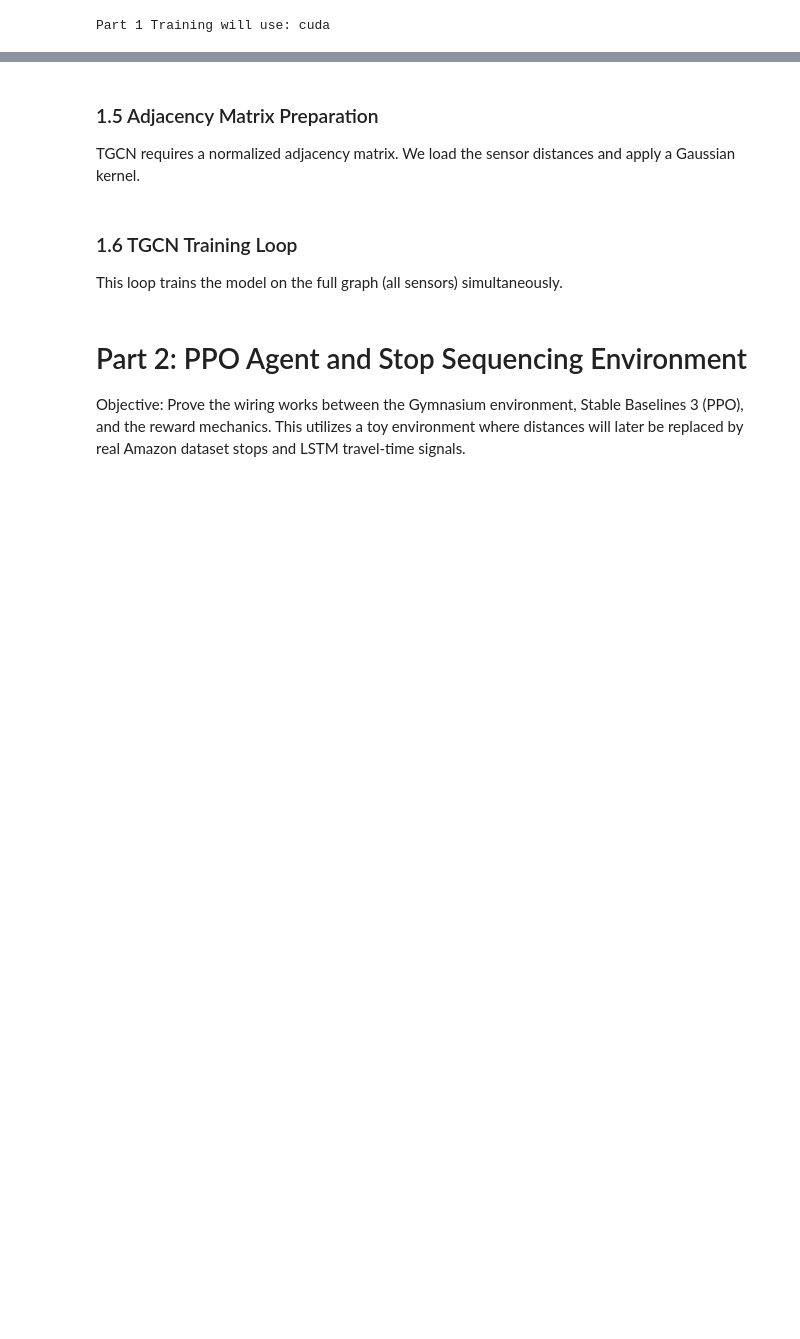
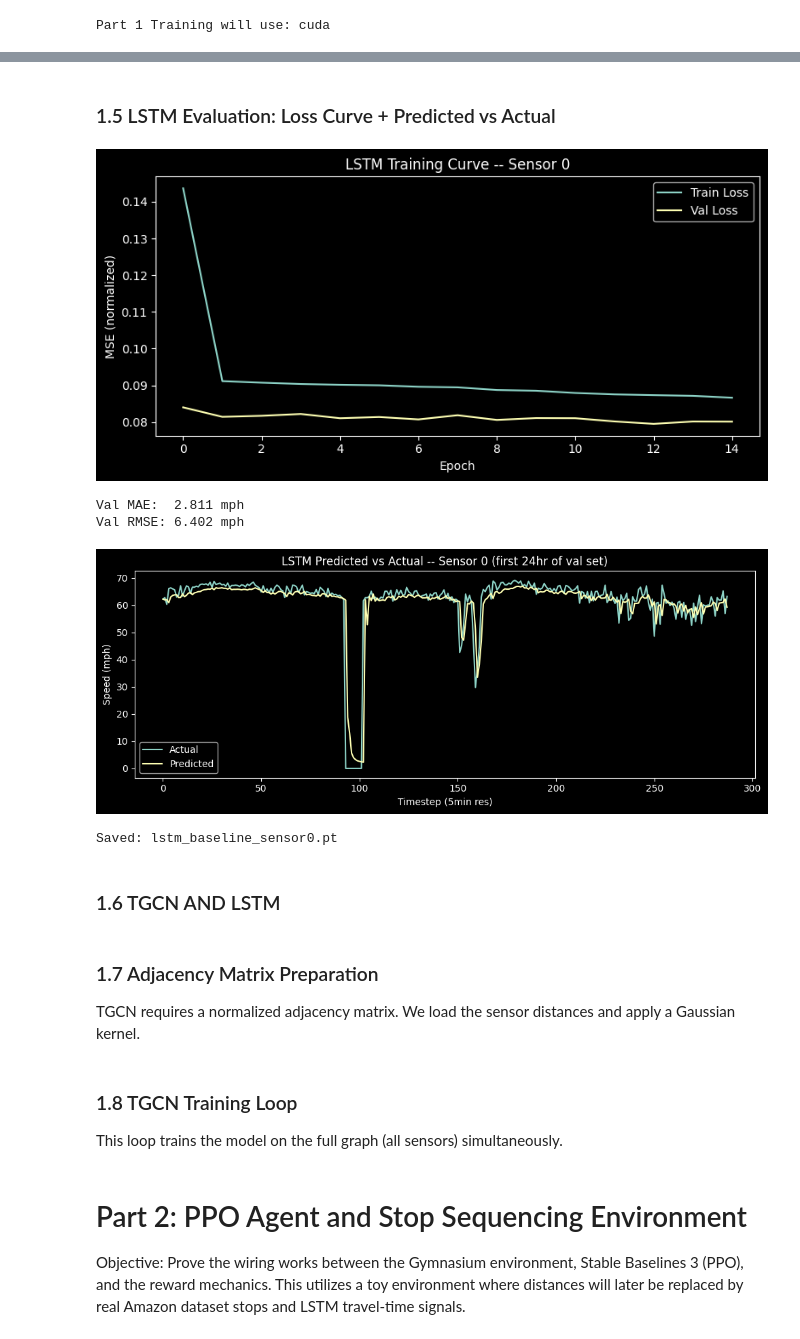
Before and after one commit to HardikDk121/Urban-Logistics, a Jupyter notebook: Starter_code.ipynb, the cells around one changed output, grey strips where cells are left out. Cells and saved outputs as stored; diff of their text form; code cells hidden in the pictures; blank space fills up the shorter version.

```diff
--- a/Starter_code.ipynb
+++ b/Starter_code.ipynb
@@ -127,0 +158,16 @@ class TrafficDataset(Dataset):
+# %%
+class LSTMForecast(nn.Module):
+    """
+    Single-sensor LSTM baseline.
+    Input:  (batch, SEQ_LEN, 1) normalized speed window
+    Output: (batch, PRED_LEN) predicted normalized speed
+    """
+    def __init__(self, input_size=1, hidden_size=HIDDEN_SIZE, num_layers=1, pred_len=PRED_LEN):
+        super(LSTMForecast, self).__init__()
+        self.lstm = nn.LSTM(input_size, hidden_size, num_layers, batch_first=True)
+        self.fc = nn.Linear(hidden_size, pred_len)
+
+    def forward(self, x):
+        out, _ = self.lstm(x)          # out: (batch, seq_len, hidden)
+        last_step = out[:, -1, :]      # last timestep hidden state
+        return self.fc(last_step)      # (batch, pred_len)
@@ -128,3 +252,57 @@ class TrafficDataset(Dataset):
+# %% [markdown]
+### 1.5 LSTM Evaluation: Loss Curve + Predicted vs Actual
+# %%
+# ---------------- LOSS CURVE ----------------
+plt.figure(figsize=(8, 4))
+plt.plot(train_losses, label="Train Loss")
+plt.plot(val_losses, label="Val Loss")
+plt.xlabel("Epoch")
+plt.ylabel("MSE (normalized)")
+plt.title(f"LSTM Training Curve -- Sensor {SENSOR_ID}")
+plt.legend()
+plt.tight_layout()
+plt.show()
+
+# ---------------- PREDICTED VS ACTUAL (denormalized) ----------------
+lstm_model.eval()
+all_preds, all_actuals = [], []
+with torch.no_grad():
+    for xb, yb in val_loader:
+        xb = xb.to(DEVICE)
+        preds = lstm_model(xb).cpu().numpy()
+        all_preds.append(preds)
+        all_actuals.append(yb.numpy())
+
+all_preds = np.concatenate(all_preds).flatten() * SENSOR_STD + SENSOR_MEAN
+all_actuals = np.concatenate(all_actuals).flatten() * SENSOR_STD + SENSOR_MEAN
+
+# metrics panel can defend: MAE / RMSE, explainable, no black-box numbers
+mae = np.mean(np.abs(all_preds - all_actuals))
+rmse = np.sqrt(np.mean((all_preds - all_actuals) ** 2))
+print(f"Val MAE:  {mae:.3f} mph")
+print(f"Val RMSE: {rmse:.3f} mph")
+
+plt.figure(figsize=(10, 4))
+plt.plot(all_actuals[:288], label="Actual")   # first 288 steps = 24hr @ 5min res
+plt.plot(all_preds[:288], label="Predicted")
+plt.xlabel("Timestep (5min res)")
+plt.ylabel("Speed (mph)")
+plt.title(f"LSTM Predicted vs Actual -- Sensor {SENSOR_ID} (first 24hr of val set)")
+plt.legend()
+plt.tight_layout()
+plt.show()
+
+# ---------------- SAVE ----------------
+torch.save(lstm_model.state_dict(), "lstm_baseline_sensor0.pt")
+print("Saved: lstm_baseline_sensor0.pt")
+# %% [output]
+[figure, added]
+Val MAE:  2.811 mph
+Val RMSE: 6.402 mph
+[figure, added]
+Saved: lstm_baseline_sensor0.pt
+# %% [markdown]
+### 1.6 TGCN AND LSTM
 # %%
 import torch.nn.functional as F
 
@@ -168,7 +346,7 @@ class TGCN_LSTM(nn.Module):
         out = self.linear(last_hidden)
         return out.view(batch_size, num_nodes, -1)
 # %% [markdown]
-### 1.5 Adjacency Matrix Preparation
+### 1.7 Adjacency Matrix Preparation
 TGCN requires a normalized adjacency matrix. We load the sensor distances and apply a Gaussian kernel.
 # %%
 import pickle
@@ -186,7 +364,7 @@ def get_adjacency_matrix(path_root, num_nodes=207):
 # Example usage for initialization
 # ADJ = get_adjacency_matrix(path)
 # %% [markdown]
-### 1.6 TGCN Training Loop
+### 1.8 TGCN Training Loop
 This loop trains the model on the full graph (all sensors) simultaneously.
 # %%
 import pickle
```
Also changed, not shown: parts of 53 cells of this notebook.
